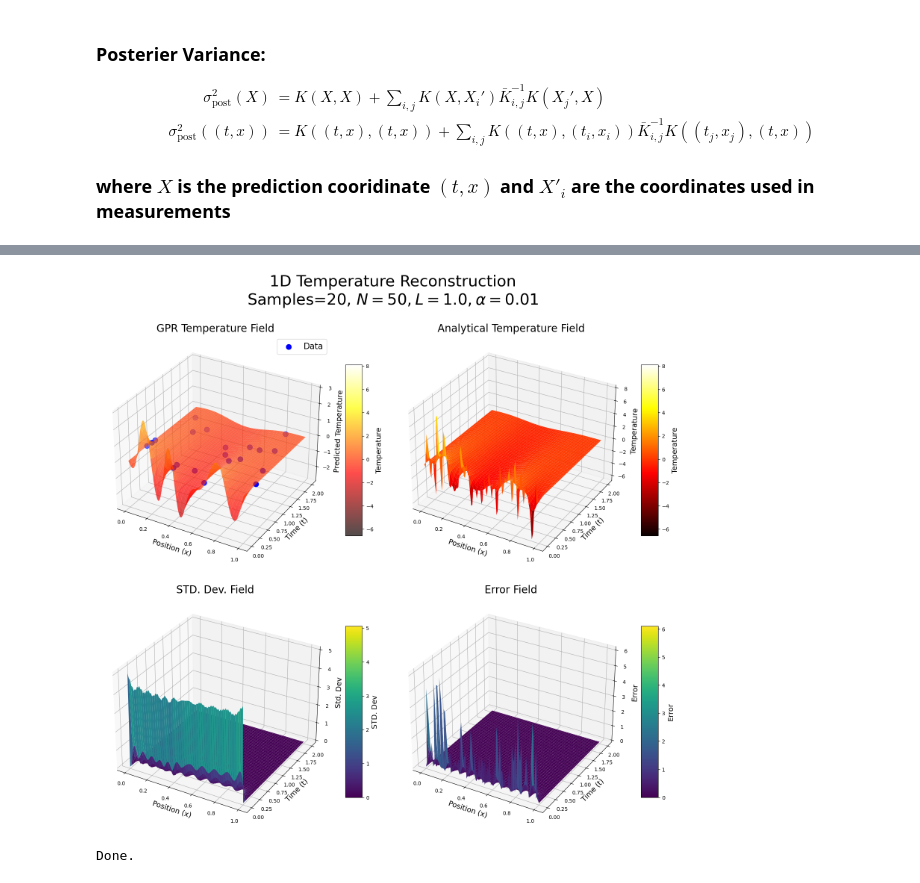
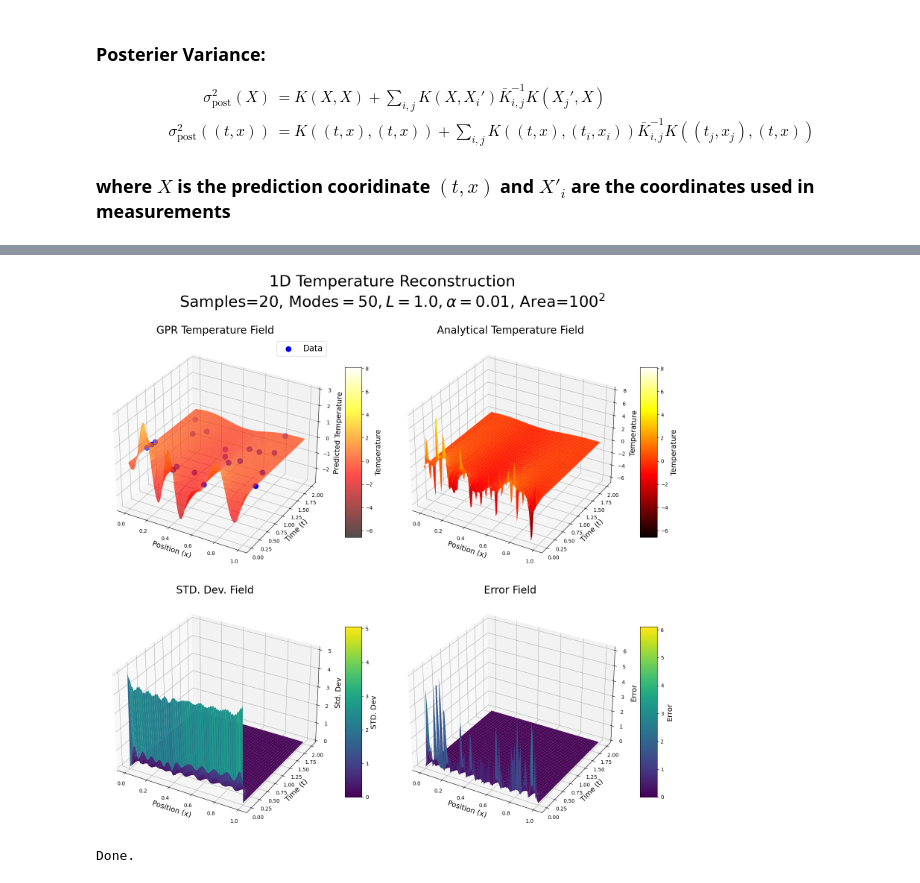
Before and after one commit to hh8367/Physics-Projects, a Jupyter notebook: Custom-Kernel-GPR-Heat-Eq/reconstruct_dynamics/1D_Temp_dynamics.ipynb, the cells around one changed output, grey strips where cells are left out. Saved outputs shown, nothing was run; the diff lists cells and outputs as text; code cells hidden in the pictures.

```diff
--- a/Custom-Kernel-GPR-Heat-Eq/reconstruct_dynamics/1D_Temp_dynamics.ipynb
+++ b/Custom-Kernel-GPR-Heat-Eq/reconstruct_dynamics/1D_Temp_dynamics.ipynb
@@ -698,7 +698,7 @@ print(f"True field calculation finished in {end_time - start_time:.2f} seconds."
 # Plotting
 print("Generating plots...")
 fig = plt.figure(figsize=(16, 16))
-plt.suptitle(f"1D Temperature Reconstruction\n"+rf"Samples={num_meas}, $N={modes},L={L},\alpha={alpha}$", size=30)
+plt.suptitle(f"1D Temperature Reconstruction\n"+rf"Samples={num_meas}, Modes$={modes},L={L},\alpha={alpha}$, Area=${num_x_points}^2$", size=30)
 
 min_temp = min(np.min(true_temp_grid), np.min(mean_pred_grid))
 max_temp = max(np.max(true_temp_grid), np.max(mean_pred_grid))
@@ -752,5 +752,5 @@ GP prediction finished in 0.38 seconds.
 Calculating true temperature field...
 True field calculation finished in 0.00 seconds.
 Generating plots...
-[figure, old version]
+[figure, new version]
 Done.
```
Also changed, not shown: parts of 3 cells of this notebook, 4 other files.
